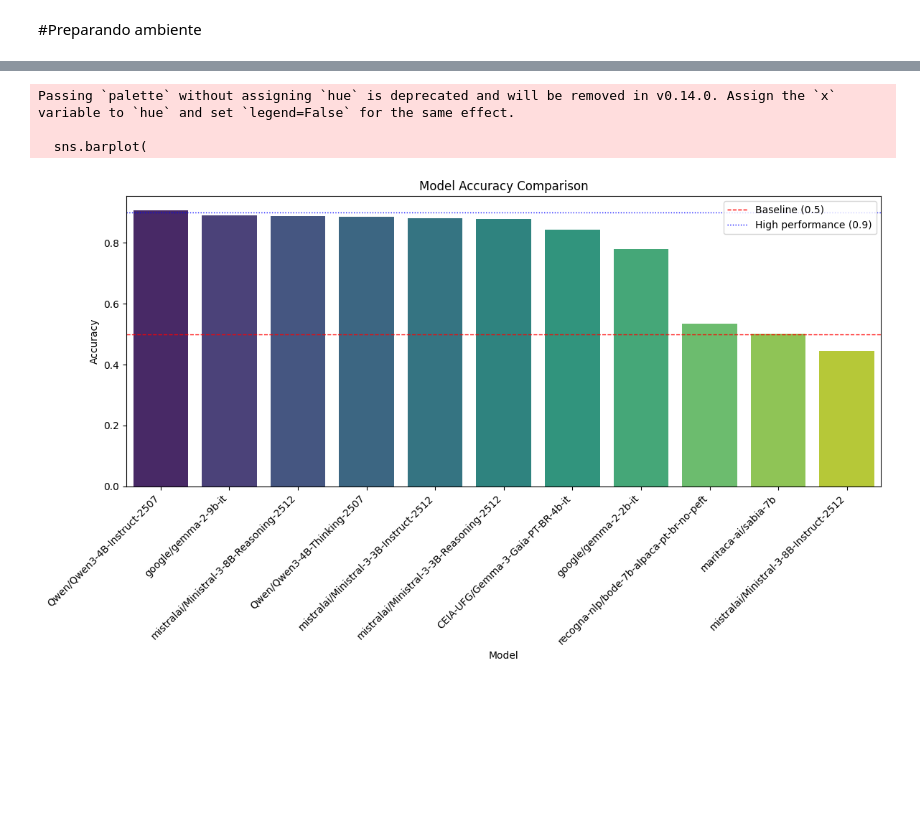
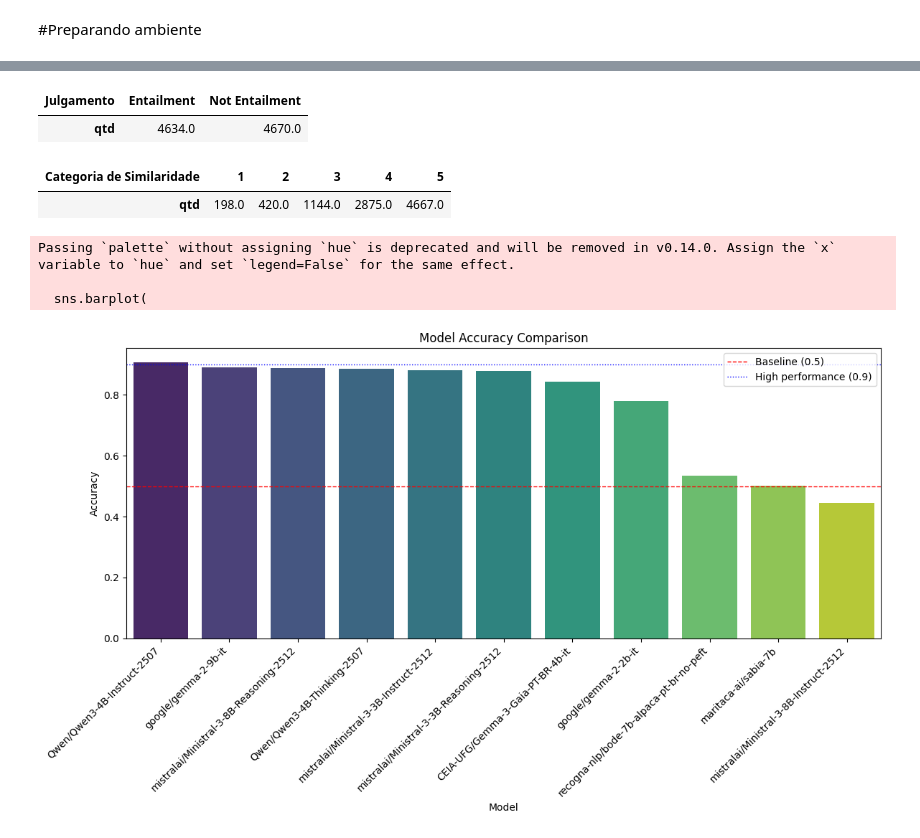
Before and after one commit to mancinigabriel/tcc-pece-assin2-llm-challenges, a Jupyter notebook: notebooks/analise_dados.ipynb, the cells around one changed output, grey strips where cells are left out. Cells and saved outputs as stored; diff of their text form; code cells hidden in the pictures; blank space fills up the shorter version.

```diff
--- a/notebooks/analise_dados.ipynb
+++ b/notebooks/analise_dados.ipynb
@@ -21,6 +41,28 @@ def categorizar_1a5(valor: float) -> int:
         raise ValueError("O valor deve estar entre 1 e 5.")
 
     return min(5, math.ceil(valor))
+# %%
+dados_limpos = data.gera_df()
+# %%
+dados_limpos.describe()
+dados_limpos['entailment_judgment_label'] = dados_limpos['entailment_judgment'].map({0: 'Not Entailment', 1: 'Entailment'})
+dados_limpos['cat_sim'] = dados_limpos['relatedness_score'].apply(categorizar_1a5)
+# %%
+qtd_por_julg = dados_limpos.groupby(['entailment_judgment_label'])['sentence_pair_id'].count().reset_index()
+qtd_por_julg.columns = ['Julgamento', 'qtd']
+
+qtd_cat_sim = dados_limpos.groupby(['cat_sim'])['sentence_pair_id'].count().reset_index()
+qtd_cat_sim.columns = ['Categoria de Similaridade', 'qtd']
+# %%
+qtd_por_julg = qtd_por_julg.pivot_table(
+    columns='Julgamento',
+    values='qtd'
+).round(4)
+
+qtd_cat_sim = qtd_cat_sim.pivot_table(
+    columns='Categoria de Similaridade',
+    values='qtd'
+).round(4)
 # %%
 import os
 import json
@@ -114,3 +155,13 @@ df_logs.head(30)
+# %%
+qtd_por_julg
+# %% [output]
+| Julgamento | Entailment | Not Entailment |
+| qtd | 4634.0 | 4670.0 |
+# %%
+qtd_cat_sim
+# %% [output]
+| Categoria de Similaridade | 1 | 2 | 3 | 4 | 5 |
+| qtd | 198.0 | 420.0 | 1144.0 | 2875.0 | 4667.0 |
 # %%
 import matplotlib.pyplot as plt
 import seaborn as sns
```
Also changed, not shown: parts of 20 cells of this notebook.
